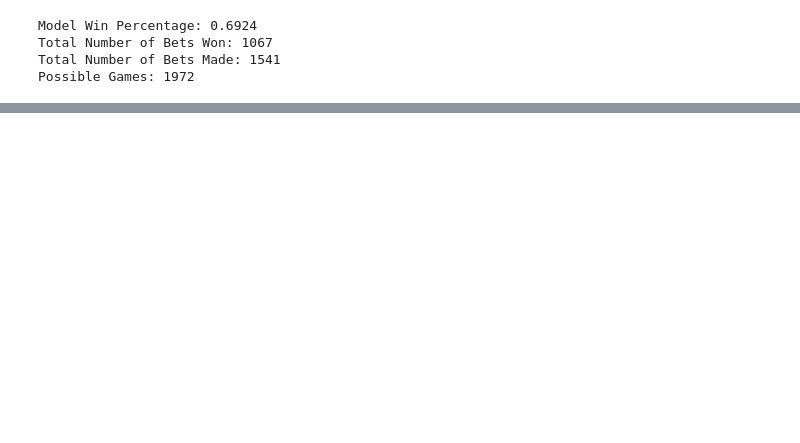
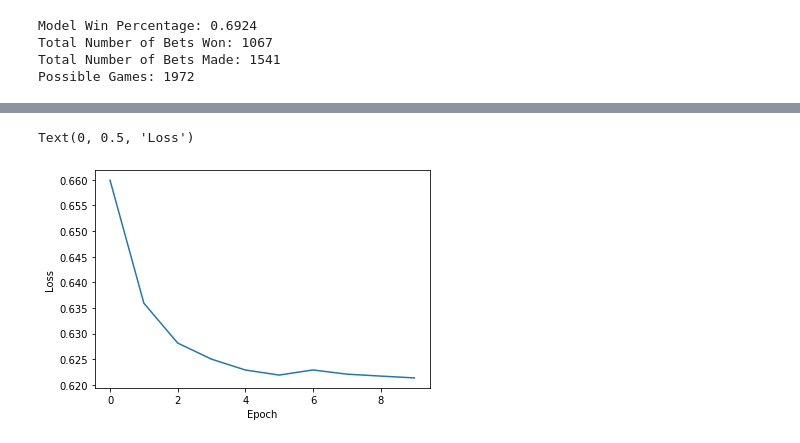
Before and after one commit to aviveiros11/Machine-Learning-Final-Project, a Jupyter notebook: NFL_game_prediction.ipynb, the cells around one changed output, grey strips where cells are left out. Drawn from its saved outputs; the diff is of its cells as text; code cells hidden in the pictures; blank space fills up the shorter version.

```diff
--- a/NFL_game_prediction.ipynb
+++ b/NFL_game_prediction.ipynb
@@ -196,3 +204,12 @@ Model Win Percentage: 0.6924
 Total Number of Bets Won: 1067
 Total Number of Bets Made: 1541
 Possible Games: 1972
+# %%
+nn = Sequential()
+nn.add(Dense(100, activation='relu', kernel_initializer='random_normal', input_dim=3))
+nn.add(Dense(100, activation='relu', kernel_initializer='random_normal'))
+#nn.add(Dense(100, activation='relu', kernel_initializer='random_normal'))
+nn.add(Dense(1, activation='sigmoid', kernel_initializer='random_normal'))
+nn.compile(optimizer='adam', loss='binary_crossentropy', metrics=['accuracy'])
+# %%
+history = nn.fit(X_train, y_train, batch_size=10, epochs=10)
@@ -198,0 +238,7 @@ Possible Games: 1972
+# %%
+plt.plot(history.history['loss'])
+plt.xlabel('Epoch')
+plt.ylabel('Loss')
+# %% [output]
+Text(0, 0.5, 'Loss')
+[figure, added]
```
Also changed, not shown: parts of 7 cells of this notebook.
